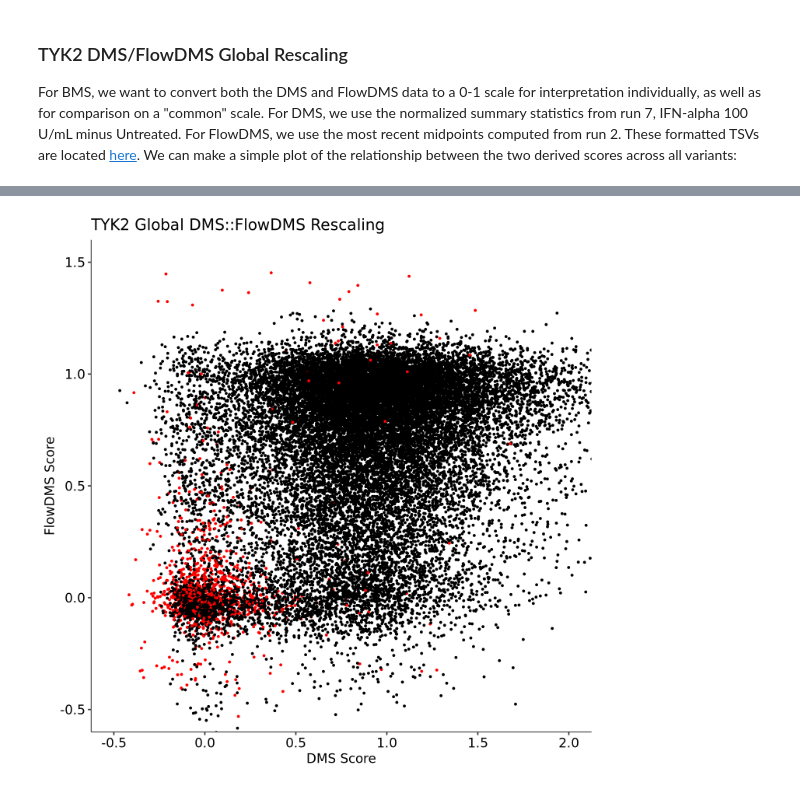
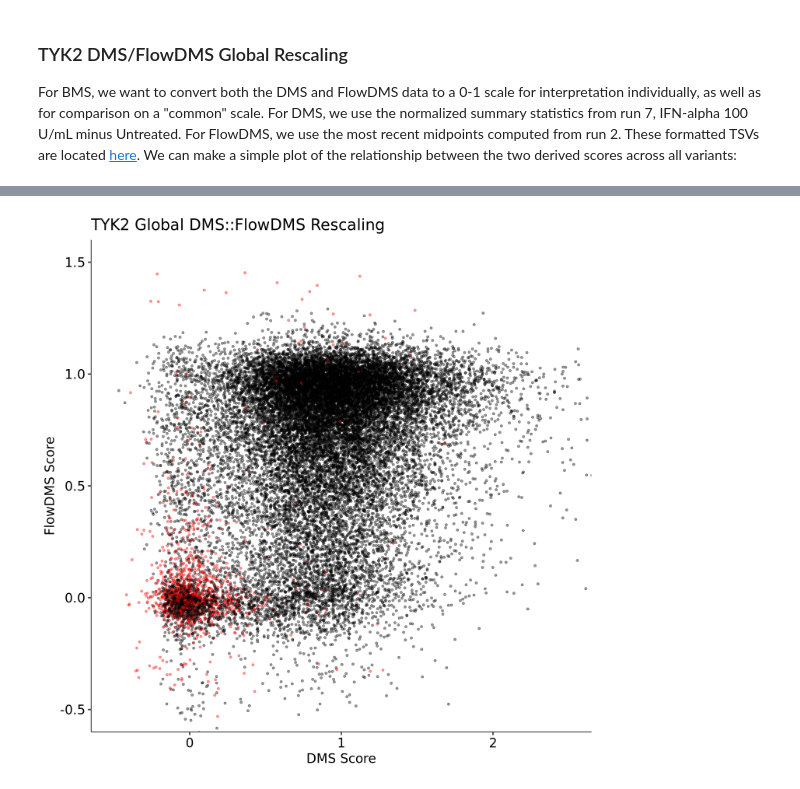
Before and after one commit to MiTPenguin/bms-dms, a Jupyter notebook: notebooks/TYK2-Rescale-Global.ipynb, the cells around one changed output, grey strips where cells are left out. Saved outputs shown, nothing was run; the diff lists cells and outputs as text; code cells hidden in the pictures.

```diff
--- a/notebooks/TYK2-Rescale-Global.ipynb
+++ b/notebooks/TYK2-Rescale-Global.ipynb
@@ -96,16 +130,17 @@ dbl (8): conc, pos, estimate, std.error, dispersion, statistic, p.value, p.adj
 # %%
 options(repr.plot.width = 12, repr.plot.height = 12)
 inner_join(dms_format, flowdms_format, by = join_by(Chunk, Position, AA)) %>%
     ggplot() +
         geom_point(aes(x = ScaledScore.x,
                        y = ScaledScore.y,
-                       color = if_else(AA == "*", "red", "black"))) +
-        coord_cartesian(xlim = c(-0.5, 2),
+                       color = if_else(AA == "*", "red", "black")),
+                   alpha = 0.4) +
+        coord_cartesian(xlim = c(-0.5, 2.5),
                         ylim = c(-0.5, 1.5)) +
         theme_pubr(base_size = 20) +
         xlab("DMS Score") +
         ylab("FlowDMS Score") +
         scale_color_identity() +
         ggtitle("TYK2 Global DMS::FlowDMS Rescaling")
 # %% [output]
-[figure, old version]
+[figure, new version]
```
Also changed, not shown: parts of 5 cells of this notebook.
